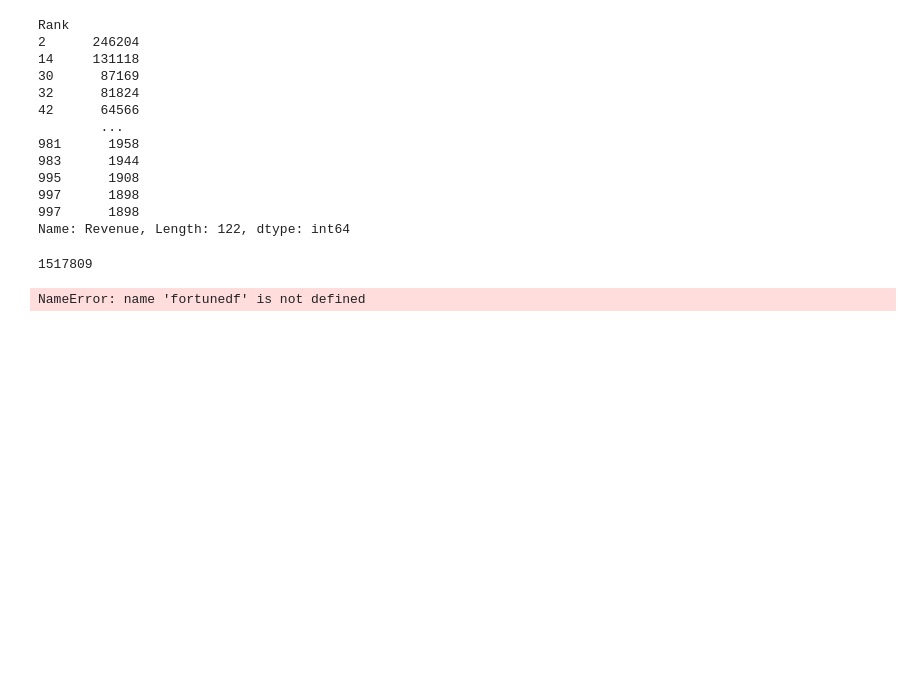
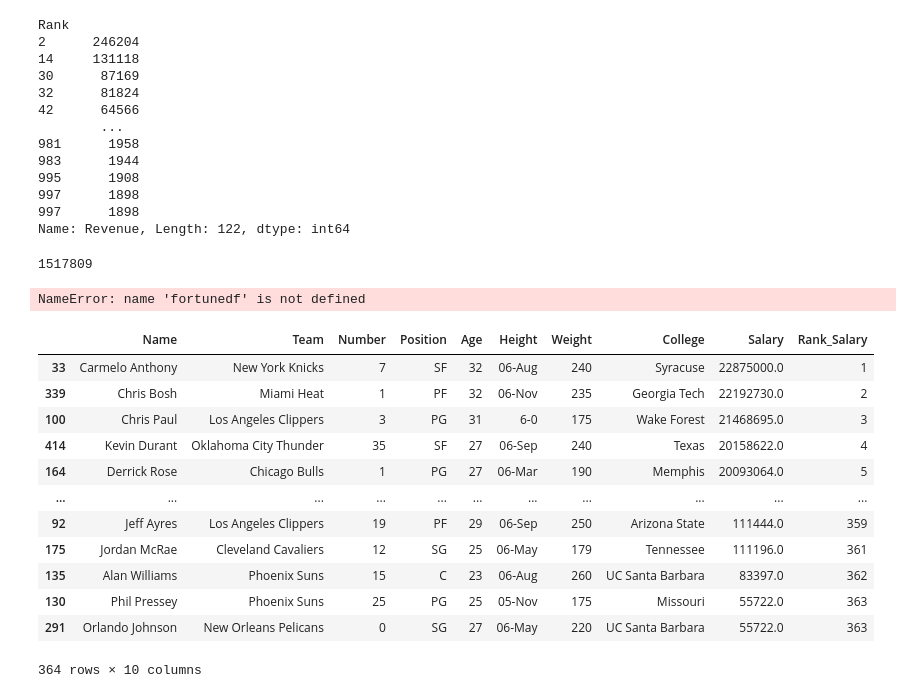
Before and after one commit to ramakrishnaprasadS/Training_futurense, a Jupyter notebook: Python/numpy_pandas/pandas/pandas_basics_dataframes.ipynb, the cells around one changed output. Cells and saved outputs as stored; diff of their text form; code cells hidden in the pictures; blank space fills up the shorter version.

```diff
--- a/Python/numpy_pandas/pandas/pandas_basics_dataframes.ipynb
+++ b/Python/numpy_pandas/pandas/pandas_basics_dataframes.ipynb
@@ -1365,0 +1371,17 @@ NameError: name 'fortunedf' is not defined
+# %%
+df["Rank_Salary"]=df['Salary'].rank(ascending=False).astype(int)
+df.sort_values(by='Rank_Salary')
+# %% [output]
+|  | Name | Team | Number | Position | Age | Height | Weight | College | Salary | Rank_Salary |
+| 33 | Carmelo Anthony | New York Knicks | 7 | SF | 32 | 06-Aug | 240 | Syracuse | 22875000.0 | 1 |
+| 339 | Chris Bosh | Miami Heat | 1 | PF | 32 | 06-Nov | 235 | Georgia Tech | 22192730.0 | 2 |
+| 100 | Chris Paul | Los Angeles Clippers | 3 | PG | 31 | 6-0 | 175 | Wake Forest | 21468695.0 | 3 |
+| 414 | Kevin Durant | Oklahoma City Thunder | 35 | SF | 27 | 06-Sep | 240 | Texas | 20158622.0 | 4 |
+| 164 | Derrick Rose | Chicago Bulls | 1 | PG | 27 | 06-Mar | 190 | Memphis | 20093064.0 | 5 |
+| ... | ... | ... | ... | ... | ... | ... | ... | ... | ... | ... |
+| 92 | Jeff Ayres | Los Angeles Clippers | 19 | PF | 29 | 06-Sep | 250 | Arizona State | 111444.0 | 359 |
+| 175 | Jordan McRae | Cleveland Cavaliers | 12 | SG | 25 | 06-May | 179 | Tennessee | 111196.0 | 361 |
+| 135 | Alan Williams | Phoenix Suns | 15 | C | 23 | 06-Aug | 260 | UC Santa Barbara | 83397.0 | 362 |
+| 130 | Phil Pressey | Phoenix Suns | 25 | PG | 25 | 05-Nov | 175 | Missouri | 55722.0 | 363 |
+| 291 | Orlando Johnson | New Orleans Pelicans | 0 | SG | 27 | 06-May | 220 | UC Santa Barbara | 55722.0 | 363 |
+364 rows × 10 columns
```
Also changed, not shown: parts of 108 cells of this notebook, 5 other files.
